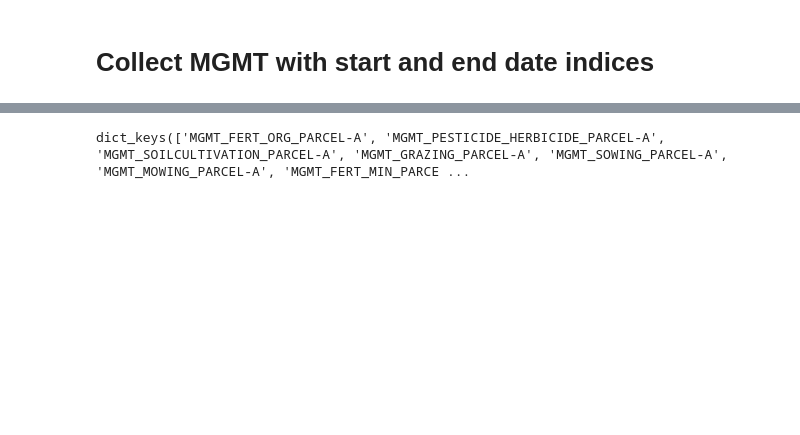
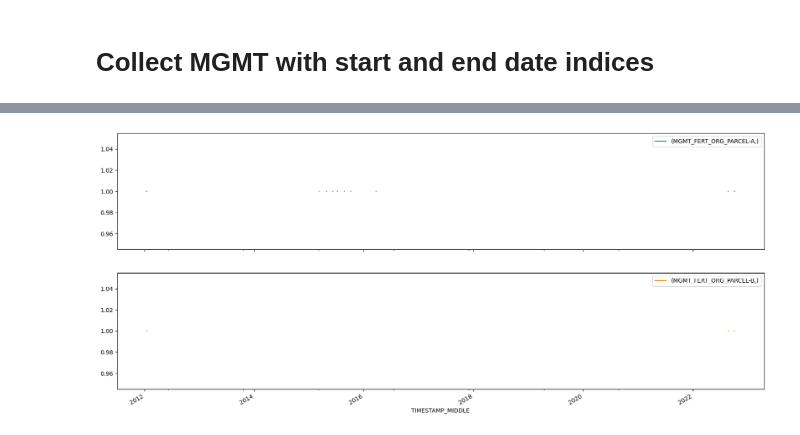
Before and after one commit to holukas/dataset_cha_fp2024_2005-2023, a Jupyter notebook: notebooks/15_MANAGEMENT/read.ipynb, the cells around one changed output, grey strips where cells are left out. Drawn from its saved outputs; the diff is of its cells as text; code cells hidden in the pictures; blank space fills up the shorter version.

```diff
--- a/notebooks/15_MANAGEMENT/read.ipynb
+++ b/notebooks/15_MANAGEMENT/read.ipynb
@@ -319,12 +355,12 @@ mgmt
 # %% [markdown]
 # Collect MGMT with start and end date indices
 # %%
-mgmt_dict = {}
+for ix, event in df.iterrows():
+    varname = event['MGMT']
+    start = event['Start']
+    end = event['End']
+    # print(varname, start, end)
+    locs = (mgmt.index >= start) & (mgmt.index <= end)
+    mgmt.loc[locs, varname] = 1
 
-for ix, row in df.iterrows():
-    varname = row['MGMT']
-    start = row['Start']
-    end = row['End']
-    locs = (mgmt.index >= start) & (mgmt.index <= end)
-    mgmt_dict[varname] = locs
-    print(varname)
+# mgmt = mgmt.fillna(0)
@@ -367,5 +375,5 @@ MGMT_FERT_MIN_PARCEL-B [False False False ... False False False]
 # %%
-mgmt_dict.keys()
+mgmt[['MGMT_FERT_ORG_PARCEL-A', 'MGMT_FERT_ORG_PARCEL-B']].plot(x_compat=True, subplots=True, figsize=(20, 9));
 # %% [output]
-dict_keys(['MGMT_FERT_ORG_PARCEL-A', 'MGMT_PESTICIDE_HERBICIDE_PARCEL-A', 'MGMT_SOILCULTIVATION_PARCEL-A', 'MGMT_GRAZING_PARCEL-A', 'MGMT_SOWING_PARCEL-A', 'MGMT_MOWING_PARCEL-A', 'MGMT_FERT_MIN_PARCE ...
+[figure, added]
 # %%
```
Also changed, not shown: parts of 9 cells of this notebook.
